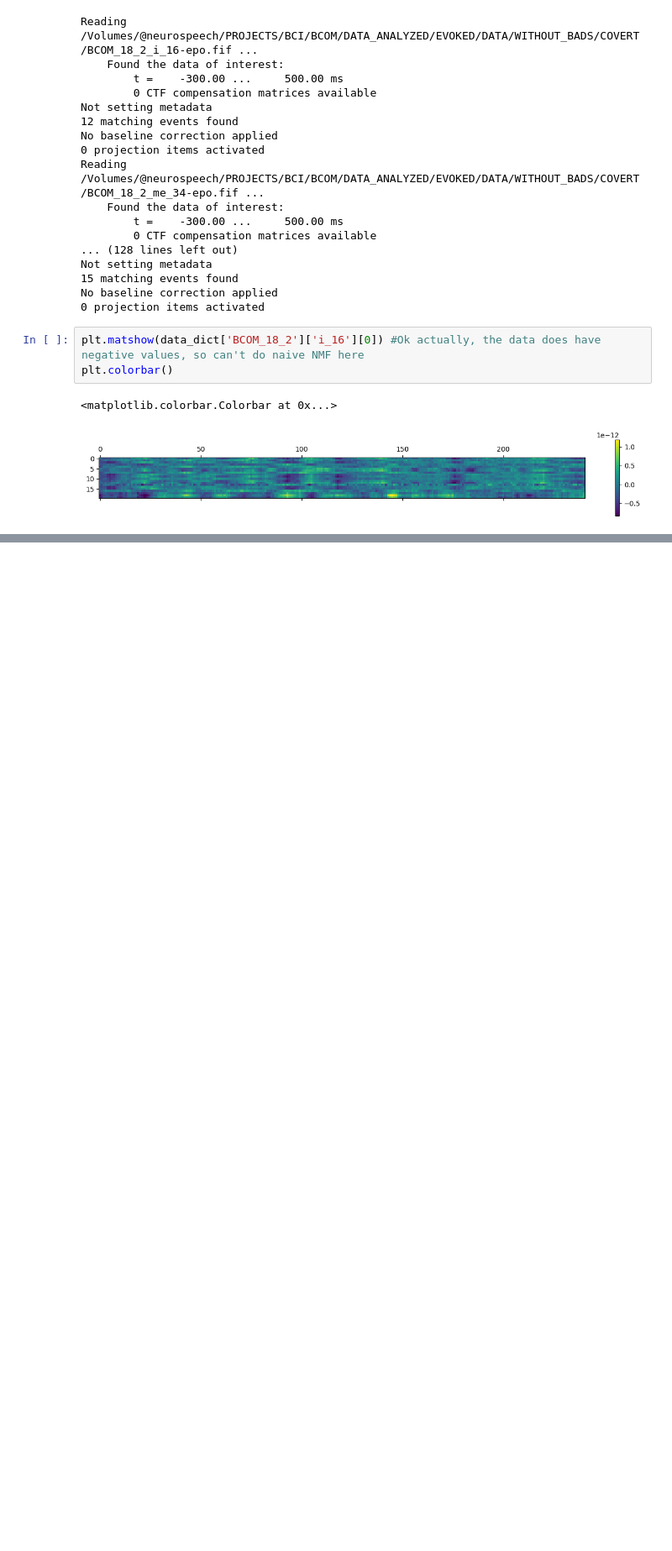
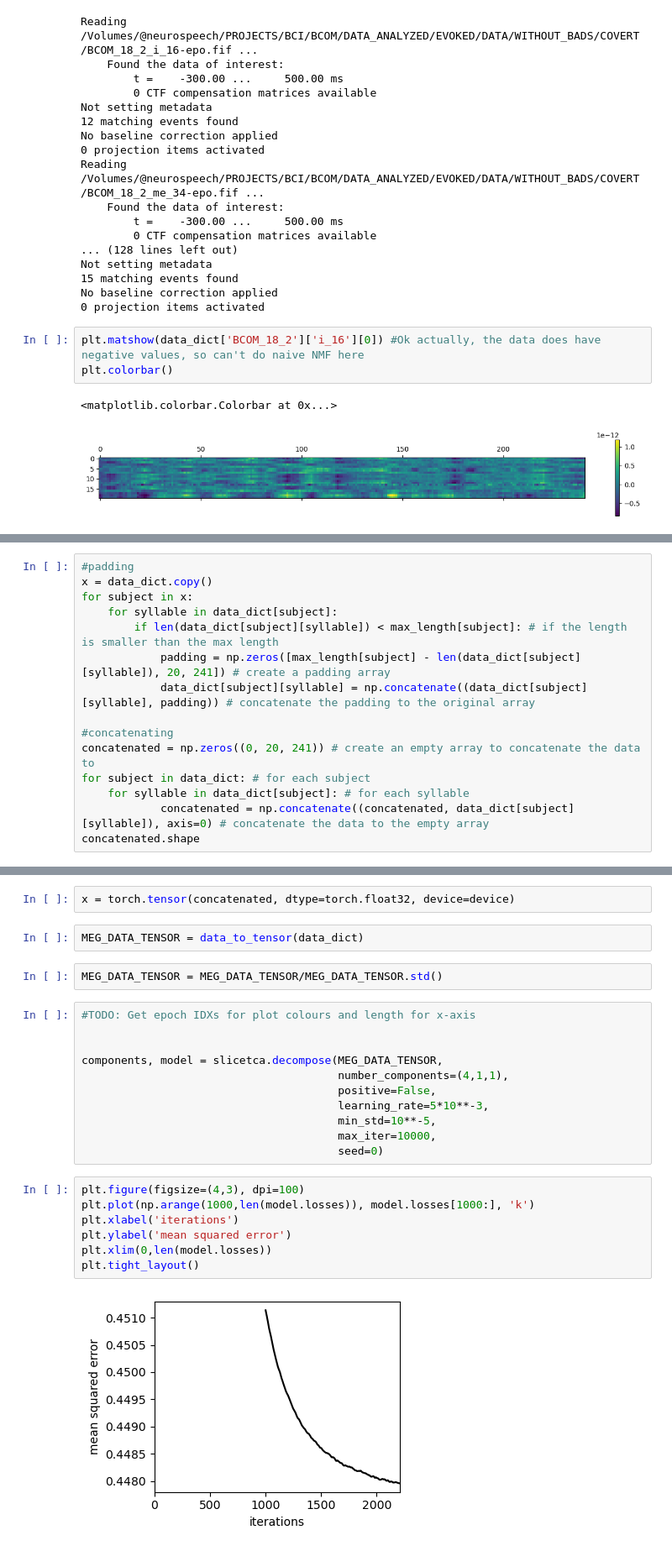
Before and after one commit to CEBangu/MEG-Decoding, a Jupyter notebook: slice_tca_test.ipynb, the cells around one changed output, grey strips where cells are left out. Shown at 84% size. Cells and saved outputs as stored; diff of their text form; blank space fills up the shorter version.

Commit message:
helpers and starting to slice

```diff
--- a/slice_tca_test.ipynb
+++ b/slice_tca_test.ipynb
@@ -89,0 +95,15 @@ combined.shape
+# %%
+#padding
+x = data_dict.copy()
+for subject in x:
+    for syllable in data_dict[subject]:
+        if len(data_dict[subject][syllable]) < max_length[subject]: # if the length is smaller than the max length
+            padding = np.zeros([max_length[subject] - len(data_dict[subject][syllable]), 20, 241]) # create a padding array
+            data_dict[subject][syllable] = np.concatenate((data_dict[subject][syllable], padding)) # concatenate the padding to the original array
+
+#concatenating
+concatenated = np.zeros((0, 20, 241)) # create an empty array to concatenate the data to
+for subject in data_dict: # for each subject
+    for syllable in data_dict[subject]: # for each syllable
+            concatenated = np.concatenate((concatenated, data_dict[subject][syllable]), axis=0) # concatenate the data to the empty array
+concatenated.shape
@@ -89,0 +129,26 @@ combined.shape
+# %%
+x = torch.tensor(concatenated, dtype=torch.float32, device=device)
+# %%
+MEG_DATA_TENSOR = data_to_tensor(data_dict)
+# %%
+MEG_DATA_TENSOR = MEG_DATA_TENSOR/MEG_DATA_TENSOR.std()
+# %%
+#TODO: Get epoch IDXs for plot colours and length for x-axis
+
+
+components, model = slicetca.decompose(MEG_DATA_TENSOR,
+                                       number_components=(4,1,1),
+                                       positive=False,
+                                       learning_rate=5*10**-3,
+                                       min_std=10**-5,
+                                       max_iter=10000,
+                                       seed=0)
+# %%
+plt.figure(figsize=(4,3), dpi=100)
+plt.plot(np.arange(1000,len(model.losses)), model.losses[1000:], 'k')
+plt.xlabel('iterations')
+plt.ylabel('mean squared error')
+plt.xlim(0,len(model.losses))
+plt.tight_layout()
+# %% [output]
+[figure, added]
```
Also changed, not shown: parts of 11 cells of this notebook, 1 other file.
